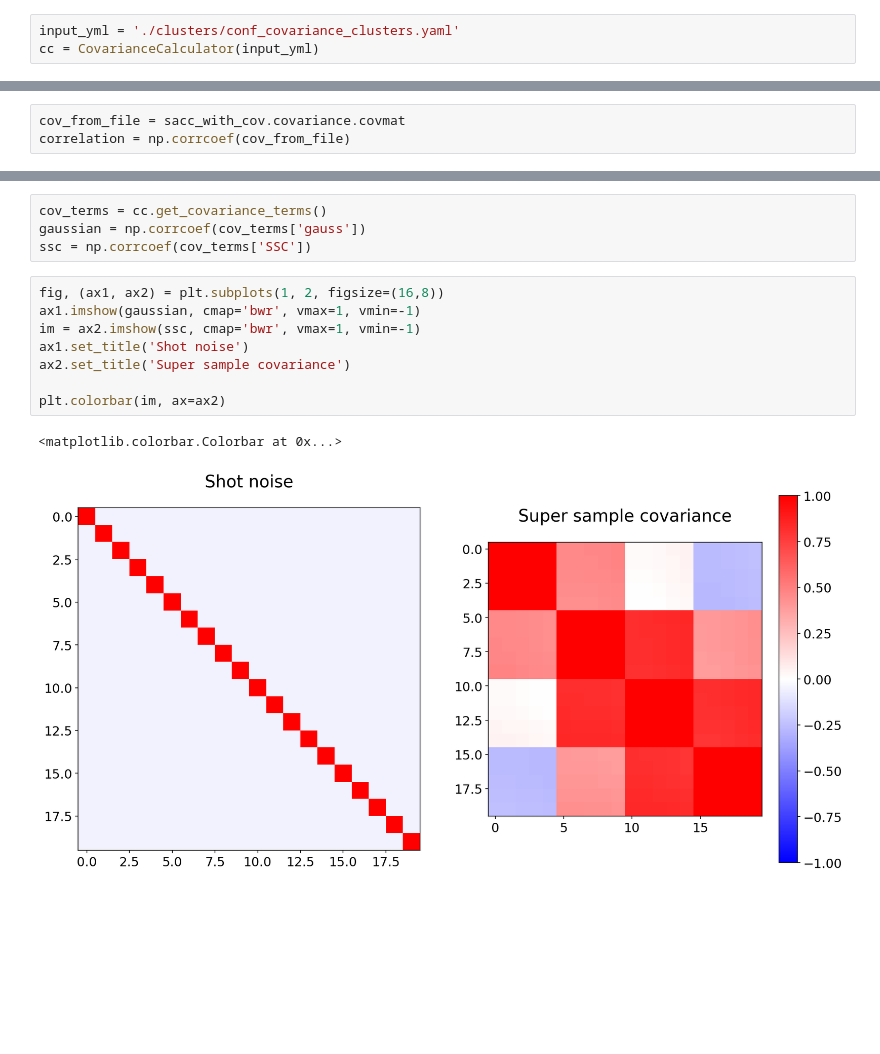
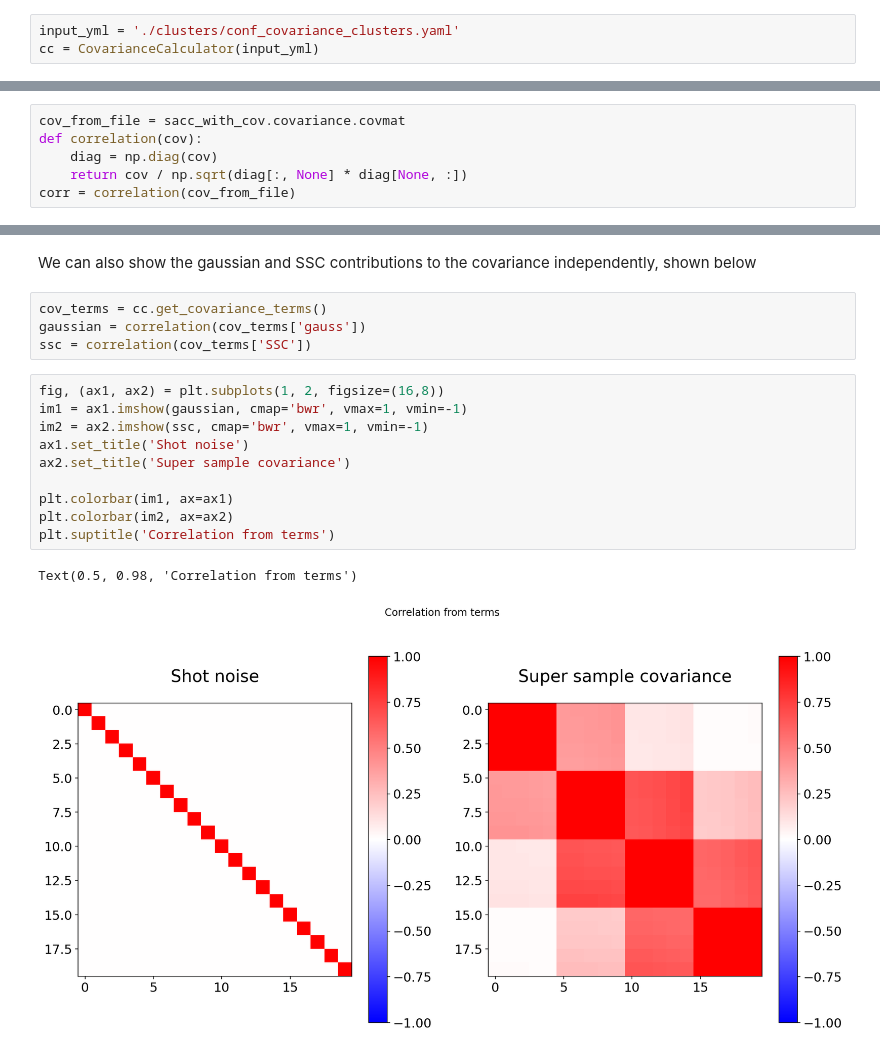
Before and after one commit to LSSTDESC/TJPCov, a Jupyter notebook: examples/cluster_count_covariance.ipynb, the cells around one changed output, grey strips where cells are left out. Drawn from its saved outputs; the diff is of its cells as text; blank space fills up the shorter version.

Commit message:
Updating notebook to compute correlation correctly.

```diff
--- a/examples/cluster_count_covariance.ipynb
+++ b/examples/cluster_count_covariance.ipynb
@@ -62,3 +65,6 @@ Computing independent covariance blocks
 # %%
 cov_from_file = sacc_with_cov.covariance.covmat
-correlation = np.corrcoef(cov_from_file)
+def correlation(cov):
+    diag = np.diag(cov)
+    return cov / np.sqrt(diag[:, None] * diag[None, :])
+corr = correlation(cov_from_file)
@@ -82,17 +86,21 @@ plt.colorbar(im2, ax=ax2)
+# %% [markdown]
+We can also show the gaussian and SSC contributions to the covariance independently, shown below
 # %%
 cov_terms = cc.get_covariance_terms()
-gaussian = np.corrcoef(cov_terms['gauss'])
-ssc = np.corrcoef(cov_terms['SSC'])
+gaussian = correlation(cov_terms['gauss'])
+ssc = correlation(cov_terms['SSC'])
 # %%
 fig, (ax1, ax2) = plt.subplots(1, 2, figsize=(16,8))
-ax1.imshow(gaussian, cmap='bwr', vmax=1, vmin=-1)
-im = ax2.imshow(ssc, cmap='bwr', vmax=1, vmin=-1)
+im1 = ax1.imshow(gaussian, cmap='bwr', vmax=1, vmin=-1)
+im2 = ax2.imshow(ssc, cmap='bwr', vmax=1, vmin=-1)
 ax1.set_title('Shot noise')
 ax2.set_title('Super sample covariance')
 
-plt.colorbar(im, ax=ax2)
+plt.colorbar(im1, ax=ax1)
+plt.colorbar(im2, ax=ax2)
+plt.suptitle('Correlation from terms')
 # %% [output]
-<matplotlib.colorbar.Colorbar at 0x...>
+Text(0.5, 0.98, 'Correlation from terms')
-[figure, old version]
+[figure, new version]
 # %%
 fig, (ax1, ax2) = plt.subplots(1, 2, figsize=(16,8))
```
Also changed, not shown: parts of 6 cells of this notebook, 1 other file.
